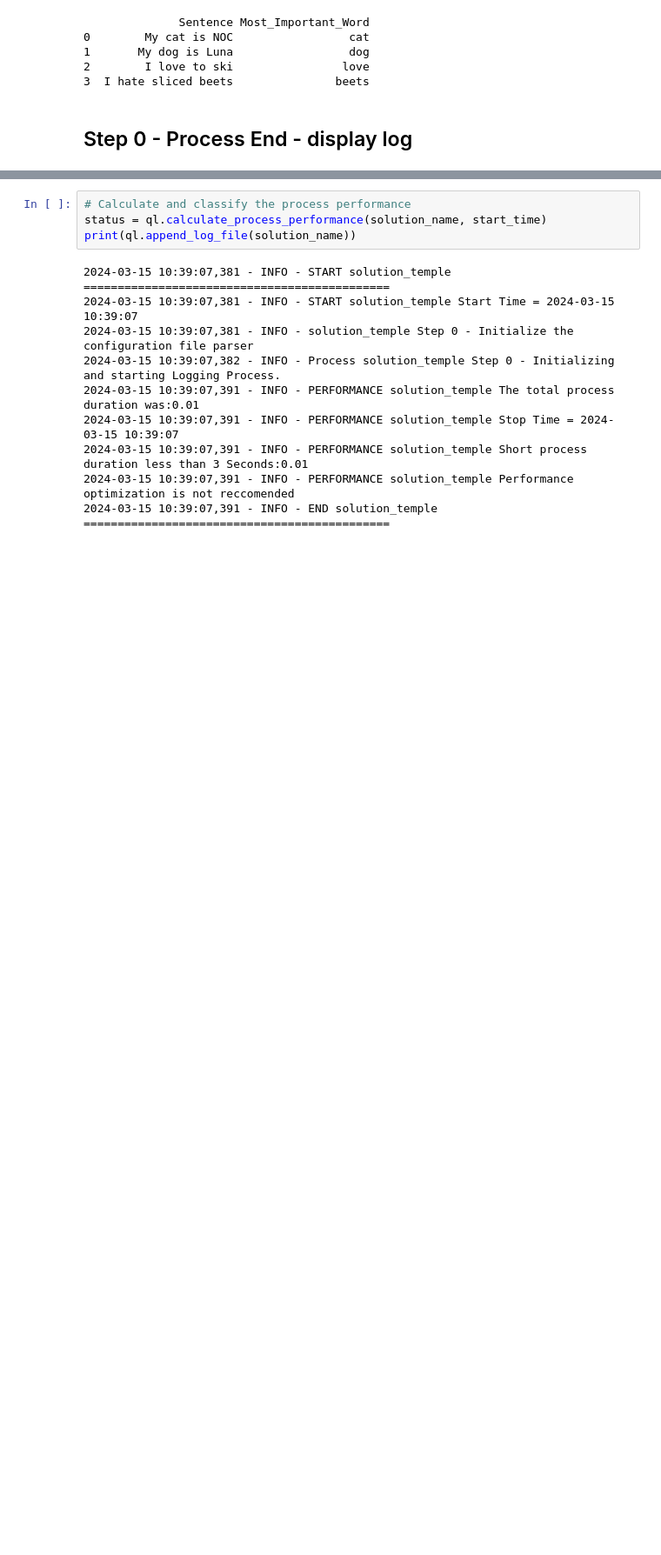
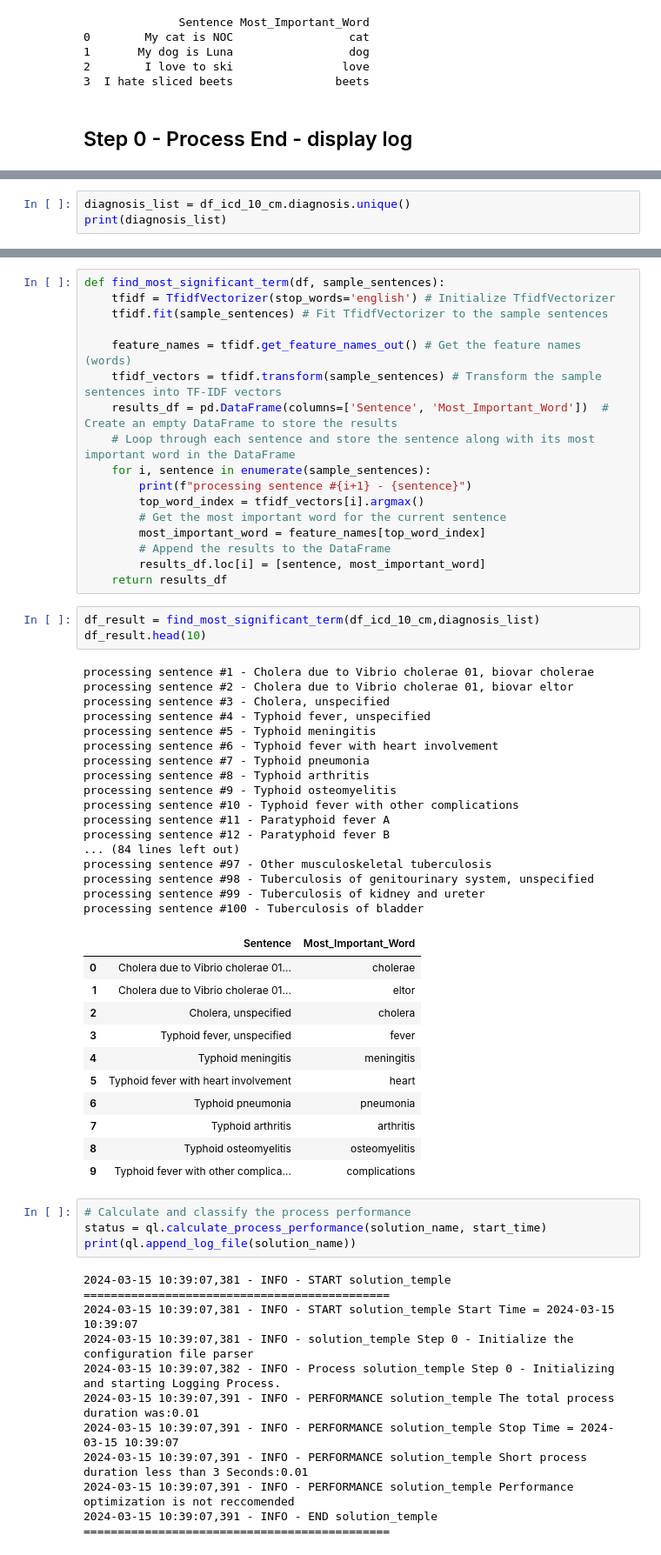
Before and after one commit to JoeEberle/term_frequency_inverse_document_frequency, a Jupyter notebook: term_frequency_inverse_document_frequency.ipynb, the cells around one changed output, grey strips where cells are left out. Shown at 87% size. Saved outputs shown, nothing was run; the diff lists cells and outputs as text; blank space fills up the shorter version.

```diff
--- a/term_frequency_inverse_document_frequency.ipynb
+++ b/term_frequency_inverse_document_frequency.ipynb
@@ -133,0 +155,3 @@ print(results_df)
+# %%
+diagnosis_list = df_icd_10_cm.diagnosis.unique()
+print(diagnosis_list)
@@ -134,3 +176,52 @@ print(results_df)
+# %%
+def find_most_significant_term(df, sample_sentences):
+    tfidf = TfidfVectorizer(stop_words='english') # Initialize TfidfVectorizer
+    tfidf.fit(sample_sentences) # Fit TfidfVectorizer to the sample sentences
+
+    feature_names = tfidf.get_feature_names_out() # Get the feature names (words)
+    tfidf_vectors = tfidf.transform(sample_sentences) # Transform the sample sentences into TF-IDF vectors
+    results_df = pd.DataFrame(columns=['Sentence', 'Most_Important_Word'])  # Create an empty DataFrame to store the results
+    # Loop through each sentence and store the sentence along with its most important word in the DataFrame
+    for i, sentence in enumerate(sample_sentences):
+        print(f"processing sentence #{i+1} - {sentence}")
+        top_word_index = tfidf_vectors[i].argmax()
+        # Get the most important word for the current sentence
+        most_important_word = feature_names[top_word_index]
+        # Append the results to the DataFrame
+        results_df.loc[i] = [sentence, most_important_word]
+    return results_df
+# %%
+df_result = find_most_significant_term(df_icd_10_cm,diagnosis_list)
+df_result.head(10)
+# %% [output]
+processing sentence #1 - Cholera due to Vibrio cholerae 01, biovar cholerae
+processing sentence #2 - Cholera due to Vibrio cholerae 01, biovar eltor
+processing sentence #3 - Cholera, unspecified
+processing sentence #4 - Typhoid fever, unspecified
+processing sentence #5 - Typhoid meningitis
+processing sentence #6 - Typhoid fever with heart involvement
+processing sentence #7 - Typhoid pneumonia
+processing sentence #8 - Typhoid arthritis
+processing sentence #9 - Typhoid osteomyelitis
+processing sentence #10 - Typhoid fever with other complications
+processing sentence #11 - Paratyphoid fever A
+processing sentence #12 - Paratyphoid fever B
+... (84 lines left out)
+processing sentence #97 - Other musculoskeletal tuberculosis
+processing sentence #98 - Tuberculosis of genitourinary system, unspecified
+processing sentence #99 - Tuberculosis of kidney and ureter
+processing sentence #100 - Tuberculosis of bladder
+|  | Sentence | Most_Important_Word |
+| 0 | Cholera due to Vibrio cholerae 01... | cholerae |
+| 1 | Cholera due to Vibrio cholerae 01... | eltor |
+| 2 | Cholera, unspecified | cholera |
+| 3 | Typhoid fever, unspecified | fever |
+| 4 | Typhoid meningitis | meningitis |
+| 5 | Typhoid fever with heart involvement | heart |
+| 6 | Typhoid pneumonia | pneumonia |
+| 7 | Typhoid arthritis | arthritis |
+| 8 | Typhoid osteomyelitis | osteomyelitis |
+| 9 | Typhoid fever with other complica... | complications |
 # %%
 # Calculate and classify the process performance
 status = ql.calculate_process_performance(solution_name, start_time)
```
Also changed, not shown: parts of 3 cells of this notebook.
